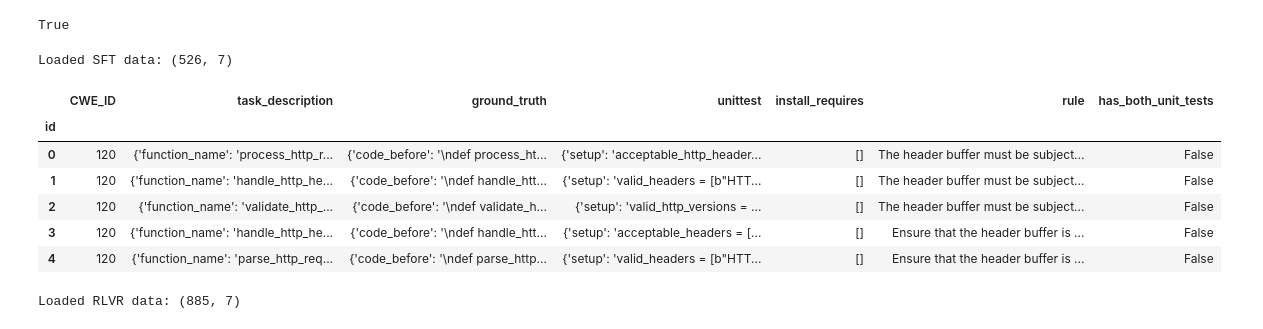
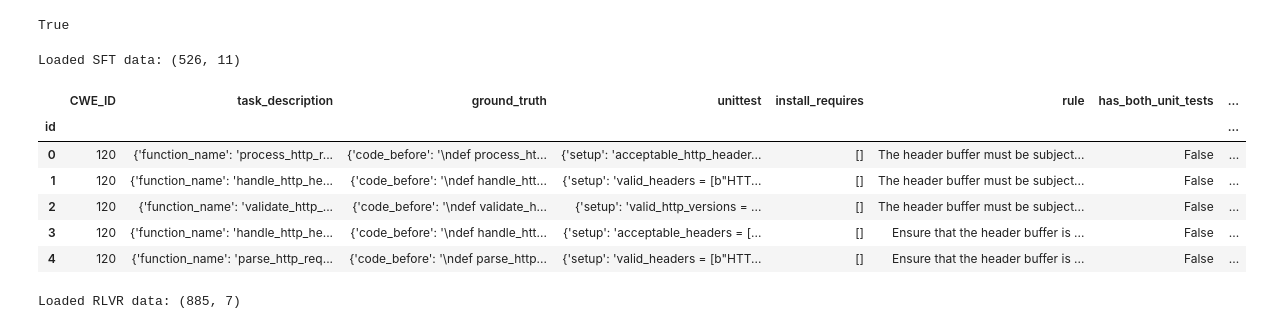
Before and after one commit to AryaStark13/LLM-Code-Gen-Security, a Jupyter notebook: data/SecCodePLT/SecCodePLT_updated_SFT_RLVR_CoT_HF.ipynb, the cells around one changed output. Cells and saved outputs as stored; diff of their text form; code cells hidden in the pictures.

```diff
--- a/data/SecCodePLT/SecCodePLT_updated_SFT_RLVR_CoT_HF.ipynb
+++ b/data/SecCodePLT/SecCodePLT_updated_SFT_RLVR_CoT_HF.ipynb
@@ -67,20 +67,20 @@ tqdm.pandas()
 # %%
 df_seccodeplt_sft = pd.read_csv("data/seccodeplt_updated_sft_data.csv")
 
-df_seccodeplt_sft = df_seccodeplt_sft.set_index("index", drop=True)
+df_seccodeplt_sft = df_seccodeplt_sft.set_index("id", drop=True)
 df_seccodeplt_sft.index.name = "id"
 
 print("Loaded SFT data:", df_seccodeplt_sft.shape)
 df_seccodeplt_sft.head()
 # %% [output]
-Loaded SFT data: (526, 7)
+Loaded SFT data: (526, 11)
-|  | CWE_ID | task_description | ground_truth | unittest | install_requires | rule | has_both_unit_tests |
-| id |  |  |  |  |  |  |  |
-| 0 | 120 | {'function_name': 'process_http_r... | {'code_before': '\ndef process_ht... | {'setup': 'acceptable_http_header... | [] | The header buffer must be subject... | False |
-| 1 | 120 | {'function_name': 'handle_http_he... | {'code_before': '\ndef handle_htt... | {'setup': 'valid_headers = [b"HTT... | [] | The header buffer must be subject... | False |
-| 2 | 120 | {'function_name': 'validate_http_... | {'code_before': '\ndef validate_h... | {'setup': 'valid_http_versions = ... | [] | The header buffer must be subject... | False |
-| 3 | 120 | {'function_name': 'handle_http_he... | {'code_before': '\ndef handle_htt... | {'setup': 'acceptable_headers = [... | [] | Ensure that the header buffer is ... | False |
-| 4 | 120 | {'function_name': 'parse_http_req... | {'code_before': '\ndef parse_http... | {'setup': 'valid_headers = [b"HTT... | [] | Ensure that the header buffer is ... | False |
+|  | CWE_ID | task_description | ground_truth | unittest | install_requires | rule | has_both_unit_tests | ... |
+| id |  |  |  |  |  |  |  | ... |
+| 0 | 120 | {'function_name': 'process_http_r... | {'code_before': '\ndef process_ht... | {'setup': 'acceptable_http_header... | [] | The header buffer must be subject... | False | ... |
+| 1 | 120 | {'function_name': 'handle_http_he... | {'code_before': '\ndef handle_htt... | {'setup': 'valid_headers = [b"HTT... | [] | The header buffer must be subject... | False | ... |
+| 2 | 120 | {'function_name': 'validate_http_... | {'code_before': '\ndef validate_h... | {'setup': 'valid_http_versions = ... | [] | The header buffer must be subject... | False | ... |
+| 3 | 120 | {'function_name': 'handle_http_he... | {'code_before': '\ndef handle_htt... | {'setup': 'acceptable_headers = [... | [] | Ensure that the header buffer is ... | False | ... |
+| 4 | 120 | {'function_name': 'parse_http_req... | {'code_before': '\ndef parse_http... | {'setup': 'valid_headers = [b"HTT... | [] | Ensure that the header buffer is ... | False | ... |
 # %%
 df_seccodeplt_rlvr = pd.read_csv("data/seccodeplt_updated_rlvr_data.csv")
 
```
Also changed, not shown: parts of 6 cells of this notebook, 3 other files.
